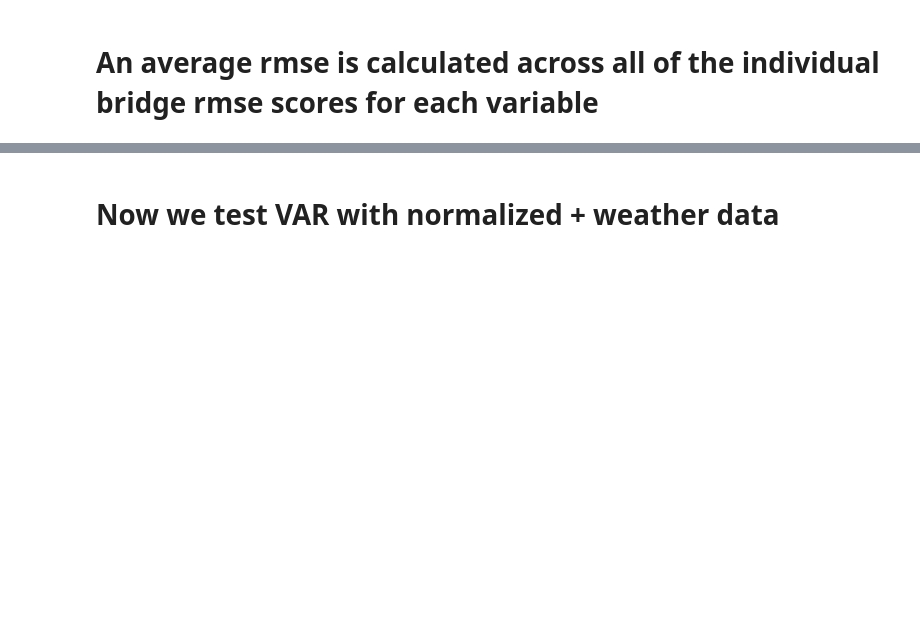
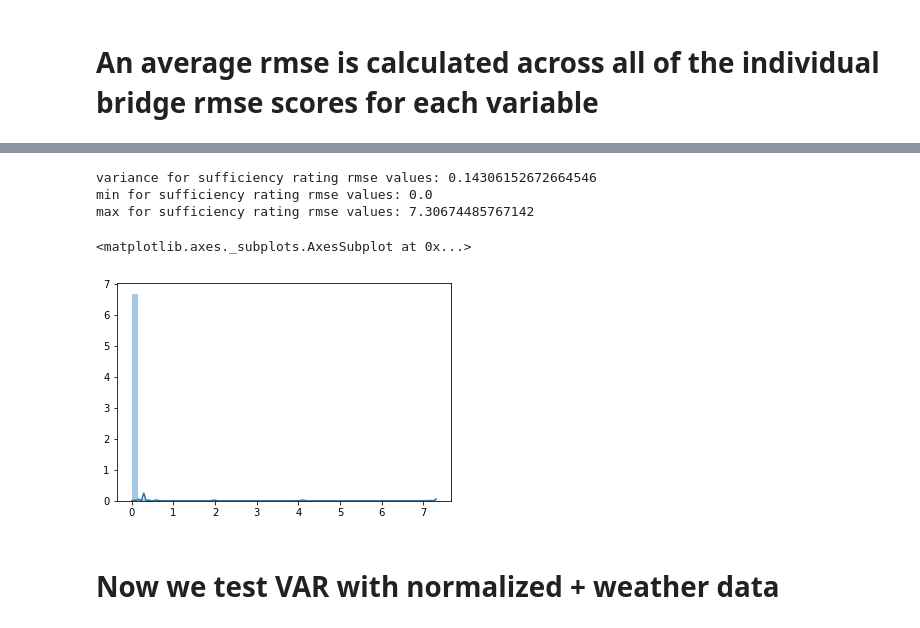
Before and after one commit to nnbaokhang/Descriptive-and-Predictive-Deep-Learning-Analytical-Tools-for-Enhanced-Bridge-Management, a Jupyter notebook: regressionbased_time_series_forecasting.ipynb, the cells around one changed output, grey strips where cells are left out. Saved outputs shown, nothing was run; the diff lists cells and outputs as text; code cells hidden in the pictures; blank space fills up the shorter version.

```diff
--- a/regressionbased_time_series_forecasting.ipynb
+++ b/regressionbased_time_series_forecasting.ipynb
@@ -566,3 +805,18 @@ var10 rmse: 356946430.47804314
+# %%
+import statistics
+import seaborn as sns
+
+print("variance for sufficiency rating rmse values: " + str(statistics.variance(rmse_ES_dict['var7'])))
+print("min for sufficiency rating rmse values: " + str(min(rmse_ES_dict['var7'])))
+print("max for sufficiency rating rmse values: " + str(max(rmse_ES_dict['var7'])))
+
+sns.distplot(rmse_ES_dict['var7'])
+# %% [output]
+variance for sufficiency rating rmse values: 0.14306152672664546
+min for sufficiency rating rmse values: 0.0
+max for sufficiency rating rmse values: 7.30674485767142
+<matplotlib.axes._subplots.AxesSubplot at 0x...>
+[figure, added]
 # %% [markdown]
 # Now we test VAR with normalized + weather data
 # %%
```
Also changed, not shown: parts of 24 cells of this notebook.
